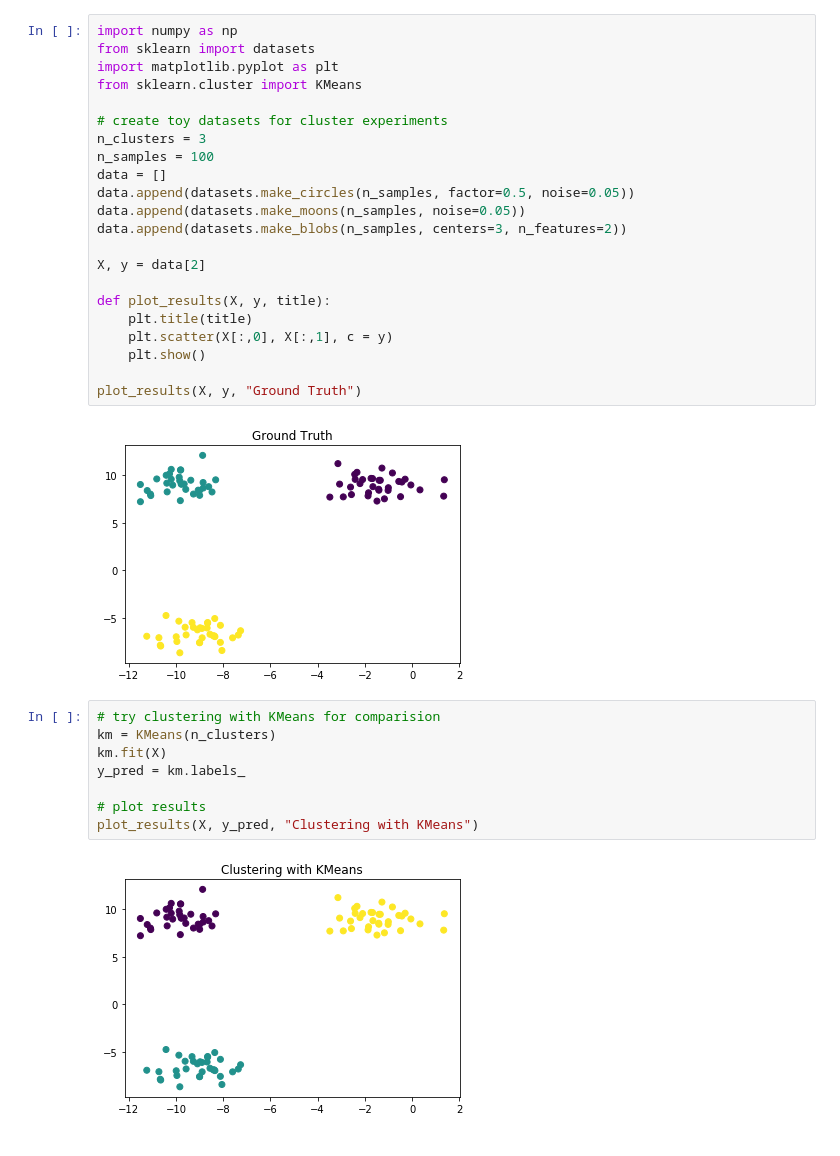
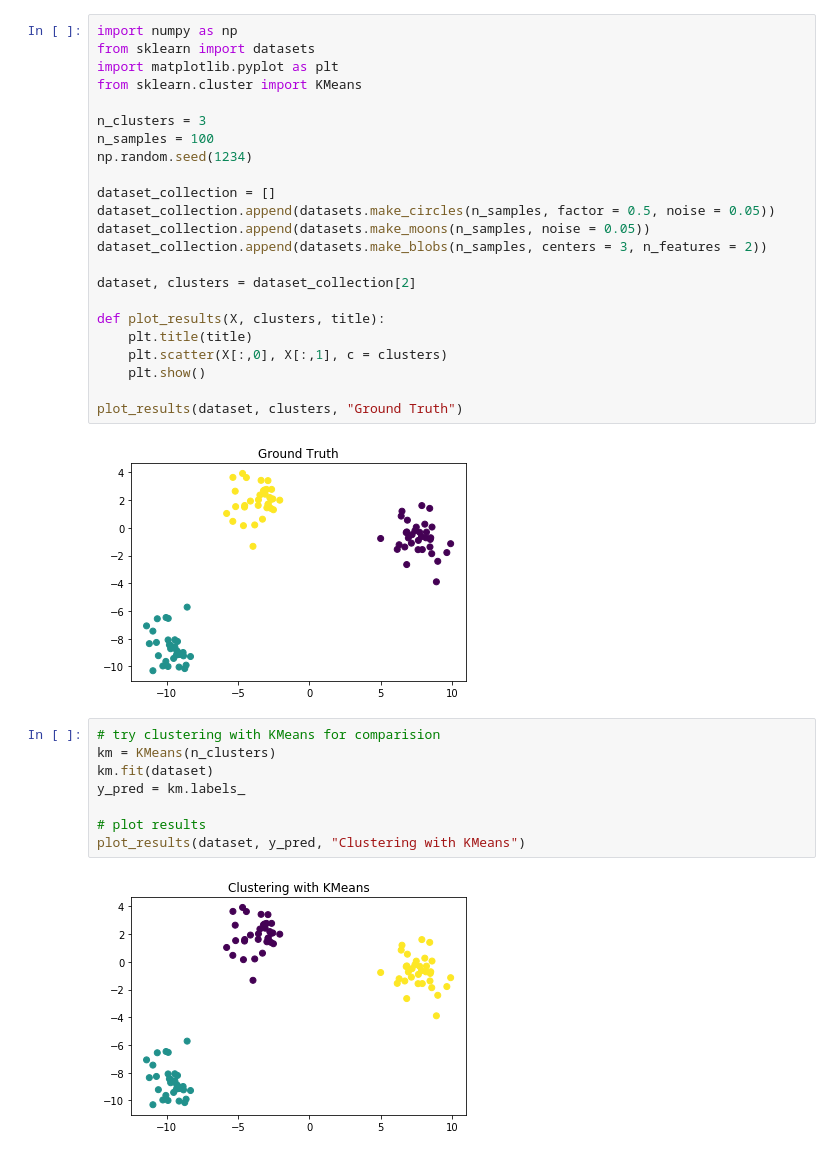
Before and after one commit to OlehOnyshchak/SpectralClustering, a Jupyter notebook: notebook/SpectralClustering.ipynb, the cells around one changed output. Cells and saved outputs as stored; diff of their text form.

```diff
--- a/notebook/SpectralClustering.ipynb
+++ b/notebook/SpectralClustering.ipynb
@@ -1,37 +1,38 @@
 # %%
 import numpy as np
 from sklearn import datasets
 import matplotlib.pyplot as plt
 from sklearn.cluster import KMeans
 
-# create toy datasets for cluster experiments
 n_clusters = 3
 n_samples = 100
-data = []
-data.append(datasets.make_circles(n_samples, factor=0.5, noise=0.05))
-data.append(datasets.make_moons(n_samples, noise=0.05))
-data.append(datasets.make_blobs(n_samples, centers=3, n_features=2))
+np.random.seed(1234)
 
-X, y = data[2]
+dataset_collection = []
+dataset_collection.append(datasets.make_circles(n_samples, factor = 0.5, noise = 0.05))
+dataset_collection.append(datasets.make_moons(n_samples, noise = 0.05))
+dataset_collection.append(datasets.make_blobs(n_samples, centers = 3, n_features = 2))
 
-def plot_results(X, y, title):
+dataset, clusters = dataset_collection[2]
+
+def plot_results(X, clusters, title):
     plt.title(title)
-    plt.scatter(X[:,0], X[:,1], c = y)
+    plt.scatter(X[:,0], X[:,1], c = clusters)
     plt.show()
 
-plot_results(X, y, "Ground Truth")
+plot_results(dataset, clusters, "Ground Truth")
 # %% [output]
-[figure, old version]
+[figure, new version]
 # %%
 # try clustering with KMeans for comparision
 km = KMeans(n_clusters)
-km.fit(X)
+km.fit(dataset)
 y_pred = km.labels_
 
 # plot results
-plot_results(X, y_pred, "Clustering with KMeans")
+plot_results(dataset, y_pred, "Clustering with KMeans")
 # %% [output]
-[figure, old version]
+[figure, new version]
 # %%
 from numpy.linalg import norm
 from math import exp
```
Also changed, not shown: parts of 2 cells of this notebook.
